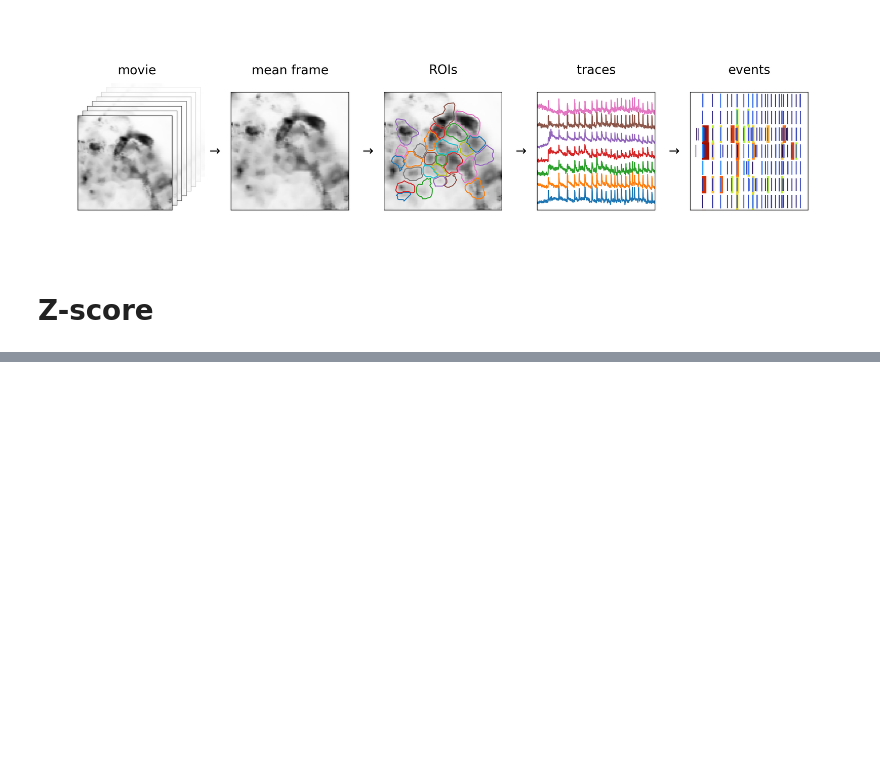
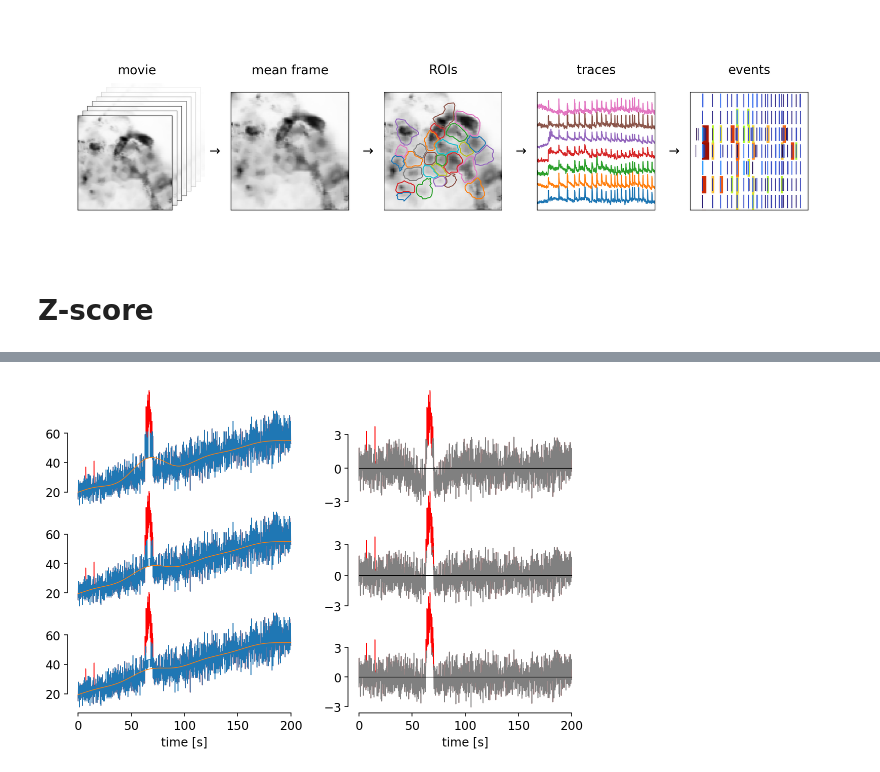
Before and after one commit to szarma/Physio_Ca, a Jupyter notebook: docs/materials_and_methods.ipynb, the cells around one changed output, grey strips where cells are left out. Drawn from its saved outputs; the diff is of its cells as text; code cells hidden in the pictures; blank space fills up the shorter version.

```diff
--- a/docs/materials_and_methods.ipynb
+++ b/docs/materials_and_methods.ipynb
@@ -449,0 +463,46 @@ The set_smart_bounds function was deprecated in Matplotlib 3.2 and will be remov
+# %%
+zth = 3
+# fig, axs = plt.subplots(3,4,figsize=(15,9), gridspec_kw={"width_ratios":[1,.2,1,.2]}, sharey="col")
+fig = plt.figure(figsize=(13,7))
+axs = np.array([
+    [
+        fig.add_axes([.05+(.25+.05)*j, .05+(.15+.05)*k, .25,.25]) for j in range(2)
+    ]
+    for k in range(3)
+])
+axs = axs[::-1]
+for ax in axs.flat:
+    ax.patch.set_alpha(0)
+for ax in axs.flat: ax.spines["top"].set_visible(False)
+for ax in axs.flat: ax.spines["right"].set_visible(False)
+for ax in axs[:-1].flat:
+    ax.spines["bottom"].set_visible(False)
+    ax.set_xticks([])
+for ax in axs[-1,:].flat:
+    ax.spines["bottom"].set_bounds(t[0],t[-1])
+    ax.set_xlabel("time [s]")
+for ax in axs[:,0].flat:
+    ax.spines["left"].set_bounds(20,60)
+    ax.set_yticks([20,40,60])
+for ax in axs[:,1].flat:
+    ax.spines["left"].set_bounds(-3,3)
+    ax.set_yticks([-3,0,3])
+xx = x.astype(float)
+sf = sosFilter(cutf,freq,)
+for j in range(3):
+    ax = axs[j,0]
+    ax.plot(t, x, lw=lw, clip_on=True,c="r")
+    xf = sf.run(xx)
+    ax.plot(t, xf, lw=lw, clip_on=True,zorder=10,c="C1")
+    z = (xx-xf)/xf**.5
+    xx[z>zth] = xf[z>zth]
+    ax.plot(t,xx,c="C0",lw=lw)
+    zz = (x-xf)/xf**.5
+    axs[j,1].plot(t,zz,lw=lw,color="red")
+    zz[zz>zth] = np.nan
+    axs[j,1].plot(t,zz,lw=lw*1.2,color="grey")
+#     zz[zz<zth]=np.nan
+#     axs[j,1].plot(t,zz,lw=lw,color="red")
+    axs[j,1].plot([t[0],t[-1]],[0,0],color="k",lw=.6)
+# %% [output]
+[figure, added]
```
Also changed, not shown: parts of 10 cells of this notebook, 2 other files.
